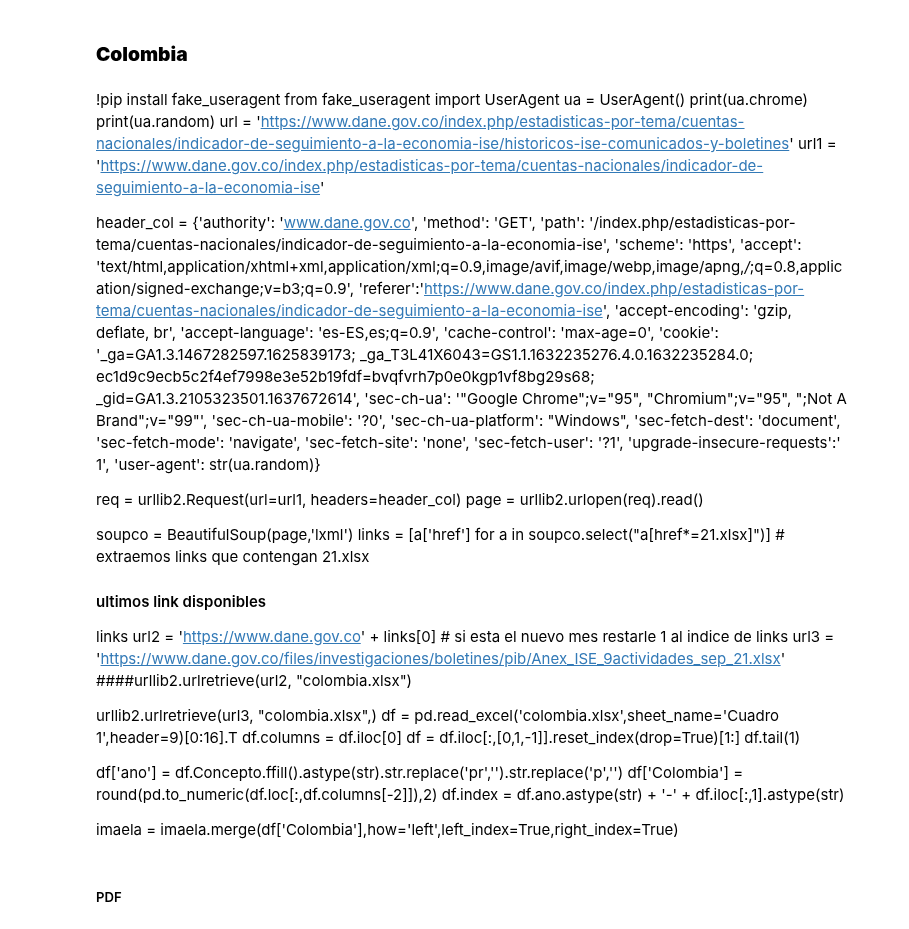
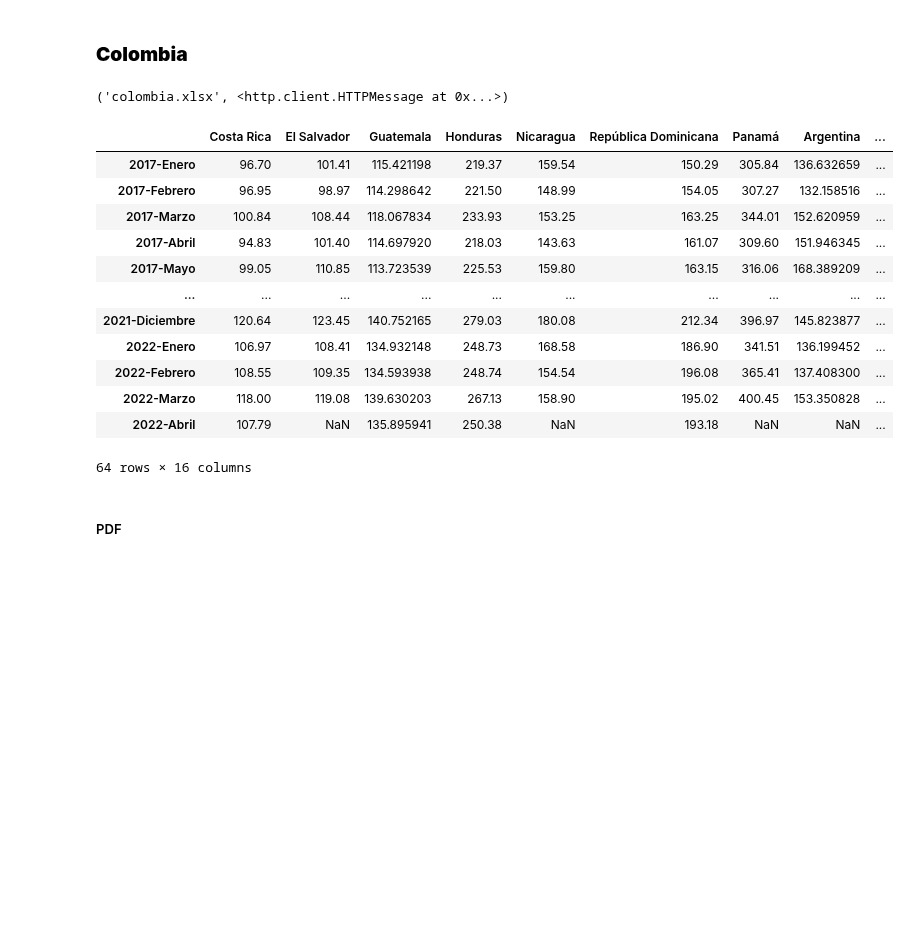
Before and after one commit to samyff12/LATAM, a Jupyter notebook: IMAE_LATAM.ipynb, the cells around one changed output. Cells and saved outputs as stored; diff of their text form; code cells hidden in the pictures; blank space fills up the shorter version.

```diff
--- a/IMAE_LATAM.ipynb
+++ b/IMAE_LATAM.ipynb
@@ -813,54 +800,3 @@ imaela2.dropna(how='all',inplace=True) # NAs drop
 #wd = webdriver.Chrome('chromedriver',chrome_options=chrome_options)
 # %% [markdown]
 ### **Colombia**
-# %% [markdown]
-!pip install fake_useragent
-from fake_useragent import UserAgent
-ua = UserAgent()
-print(ua.chrome)
-print(ua.random)
-url = 'https://www.dane.gov.co/index.php/estadisticas-por-tema/cuentas-nacionales/indicador-de-seguimiento-a-la-economia-ise/historicos-ise-comunicados-y-boletines'
-url1 = 'https://www.dane.gov.co/index.php/estadisticas-por-tema/cuentas-nacionales/indicador-de-seguimiento-a-la-economia-ise'
-
-header_col = {'authority': 'www.dane.gov.co', 'method': 'GET', 'path': '/index.php/estadisticas-por-tema/cuentas-nacionales/indicador-de-seguimiento-a-la-economia-ise',
-'scheme': 'https', 'accept': 'text/html,application/xhtml+xml,application/xml;q=0.9,image/avif,image/webp,image/apng,*/*;q=0.8,application/signed-exchange;v=b3;q=0.9',
-'referer':'https://www.dane.gov.co/index.php/estadisticas-por-tema/cuentas-nacionales/indicador-de-seguimiento-a-la-economia-ise',
-'accept-encoding': 'gzip, deflate, br',
-'accept-language': 'es-ES,es;q=0.9',
-'cache-control': 'max-age=0',
-'cookie': '_ga=GA1.3.1467282597.1625839173; _ga_T3L41X6043=GS1.1.1632235276.4.0.1632235284.0; ec1d9c9ecb5c2f4ef7998e3e52b19fdf=bvqfvrh7p0e0kgp1vf8bg29s68; _gid=GA1.3.2105323501.1637672614',
-'sec-ch-ua': '"Google Chrome";v="95", "Chromium";v="95", ";Not A Brand";v="99"',
-'sec-ch-ua-mobile': '?0',
-'sec-ch-ua-platform': "Windows",
-'sec-fetch-dest': 'document',
-'sec-fetch-mode': 'navigate',
-'sec-fetch-site': 'none',
-'sec-fetch-user': '?1',
-'upgrade-insecure-requests':' 1',
-'user-agent': str(ua.random)}
-
-req = urllib2.Request(url=url1, headers=header_col)
-page = urllib2.urlopen(req).read()
-
-soupco = BeautifulSoup(page,'lxml')
-links = [a['href'] for a in soupco.select("a[href*=21.xlsx]")] # extraemos links que contengan 21.xlsx
- #### ultimos link disponibles
-
-links
-url2 = 'https://www.dane.gov.co' + links[0] # si esta el nuevo mes restarle 1 al indice de links
-url3 = 'https://www.dane.gov.co/files/investigaciones/boletines/pib/Anex_ISE_9actividades_sep_21.xlsx'
-####urllib2.urlretrieve(url2, "colombia.xlsx")
-
-
-urllib2.urlretrieve(url3, "colombia.xlsx",)
-df = pd.read_excel('colombia.xlsx',sheet_name='Cuadro 1',header=9)[0:16].T
-df.columns = df.iloc[0]
-df = df.iloc[:,[0,1,-1]].reset_index(drop=True)[1:]
-df.tail(1)
-
-
-df['ano'] = df.Concepto.ffill().astype(str).str.replace('pr','').str.replace('p','')
-df['Colombia'] = round(pd.to_numeric(df.loc[:,df.columns[-2]]),2)
-df.index = df.ano.astype(str) + '-' + df.iloc[:,1].astype(str)
-
-imaela = imaela.merge(df['Colombia'],how='left',left_index=True,right_index=True)
@@ -867,3 +851,25 @@ imaela = imaela.merge(df['Colombia'],how='left',left_index=True,right_index=True
+# %%
+url2 = 'https://www.dane.gov.co' + links[0] # si esta el nuevo mes restarle 1 al indice de links
+time.sleep(np.random.randint(0,4,1) + np.random.random())
+urllib2.urlretrieve(url2, "colombia.xlsx")
+# %% [output]
+('colombia.xlsx', <http.client.HTTPMessage at 0x...>)
+# %%
+imaela.merge(df['Colombia'],how='left',left_index=True,right_index=True)
+# %% [output]
+|  | Costa Rica | El Salvador | Guatemala | Honduras | Nicaragua | República Dominicana | Panamá | Argentina | ... |
+| 2017-Enero | 96.70 | 101.41 | 115.421198 | 219.37 | 159.54 | 150.29 | 305.84 | 136.632659 | ... |
+| 2017-Febrero | 96.95 | 98.97 | 114.298642 | 221.50 | 148.99 | 154.05 | 307.27 | 132.158516 | ... |
+| 2017-Marzo | 100.84 | 108.44 | 118.067834 | 233.93 | 153.25 | 163.25 | 344.01 | 152.620959 | ... |
+| 2017-Abril | 94.83 | 101.40 | 114.697920 | 218.03 | 143.63 | 161.07 | 309.60 | 151.946345 | ... |
+| 2017-Mayo | 99.05 | 110.85 | 113.723539 | 225.53 | 159.80 | 163.15 | 316.06 | 168.389209 | ... |
+| ... | ... | ... | ... | ... | ... | ... | ... | ... | ... |
+| 2021-Diciembre | 120.64 | 123.45 | 140.752165 | 279.03 | 180.08 | 212.34 | 396.97 | 145.823877 | ... |
+| 2022-Enero | 106.97 | 108.41 | 134.932148 | 248.73 | 168.58 | 186.90 | 341.51 | 136.199452 | ... |
+| 2022-Febrero | 108.55 | 109.35 | 134.593938 | 248.74 | 154.54 | 196.08 | 365.41 | 137.408300 | ... |
+| 2022-Marzo | 118.00 | 119.08 | 139.630203 | 267.13 | 158.90 | 195.02 | 400.45 | 153.350828 | ... |
+| 2022-Abril | 107.79 | NaN | 135.895941 | 250.38 | NaN | 193.18 | NaN | NaN | ... |
+64 rows × 16 columns
 # %% [markdown]
 ##### PDF
 # %% [markdown]
```
Also changed, not shown: parts of 20 cells of this notebook.
